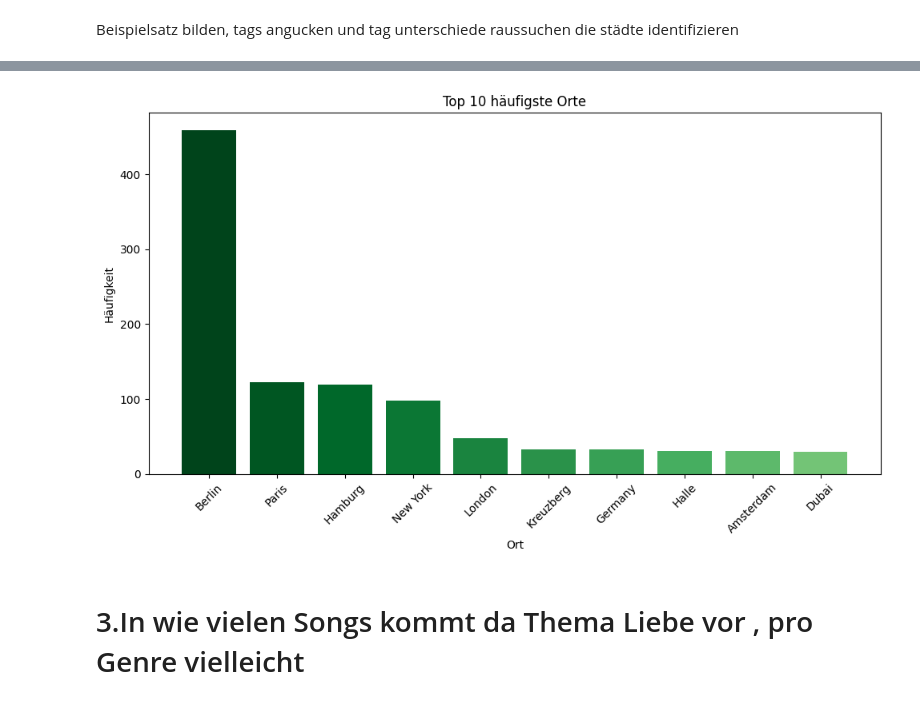
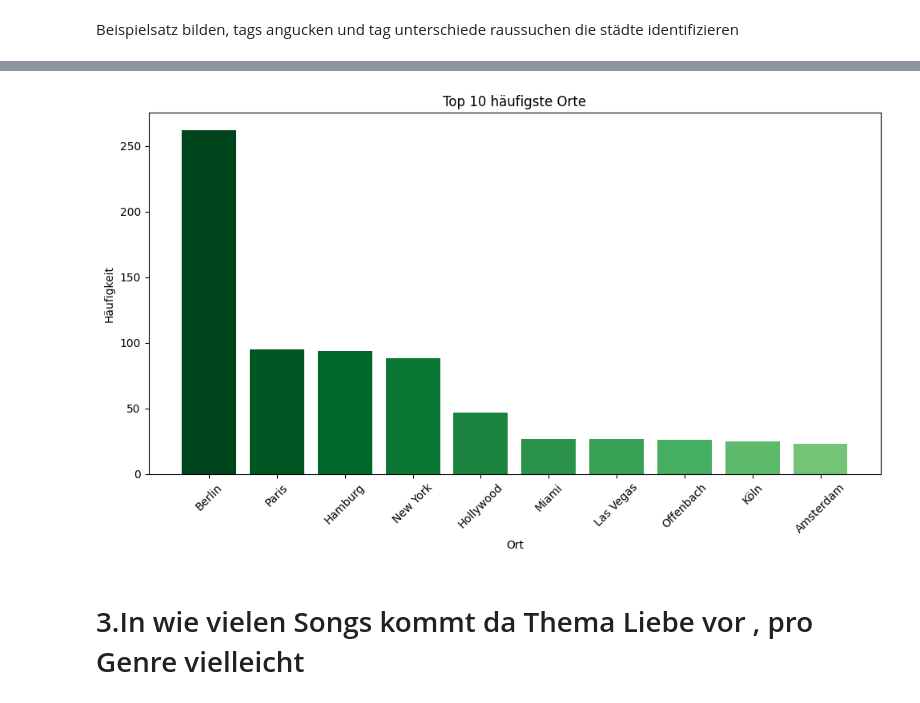
Before and after one commit to Richard-Sieg-TH-Koln/statistik-1-team-2, a Jupyter notebook: notebooks/marc_biehl.ipynb, the cells around one changed output, grey strips where cells are left out. Cells and saved outputs as stored; diff of their text form; code cells hidden in the pictures.

```diff
--- a/notebooks/marc_biehl.ipynb
+++ b/notebooks/marc_biehl.ipynb
@@ -165,0 +285,6 @@ Name: songtitle, dtype: int64
+# %%
+print(df_locations.head(30))
+index_to_delete = [59,60,65,66,69,72,74]  # Index des zu löschenden Beitrags
+
+# Verwende den Index, um den Beitrag aus dem DataFrame zu löschen
+df_locations = df_locations.drop(index_to_delete)
@@ -165,0 +309,6 @@ Name: songtitle, dtype: int64
+# %%
+print(df_locations.head(30))
+index_to_delete = [70,71,76,79,81,82]  # Index des zu löschenden Beitrags
+
+# Verwende den Index, um den Beitrag aus dem DataFrame zu löschen
+df_locations = df_locations.drop(index_to_delete)
@@ -166,6 +333,7 @@ Name: songtitle, dtype: int64
 # %%
-index_to_delete = 73   # Index des zu löschenden Beitrags
+print(df_locations[18:31])
+index_to_delete = [78,83,89]  # Index des zu löschenden Beitrags
 
-# Verwende den Index, um den Beitrag aus der Tabelle zu löschen
-location_counts = location_counts.drop(index_to_delete)
+# Verwende den Index, um den Beitrag aus dem DataFrame zu löschen
+df_locations = df_locations.drop(index_to_delete)
 # %% [output]
@@ -206,0 +374,3 @@ print(top50_locations_counts)
+# %%
+df_locations_cleaned = df_locations[0:29].reset_index(drop=True)
+print(df_locations_cleaned)
@@ -337,26 +522,26 @@ m
 # %%
 import pandas as pd
 import numpy as np
 import matplotlib.pyplot as plt
 
 # Top 10 häufigste Orte
-top10_locations_counts = top50_locations_counts.head(10)
+top10_locations_counts = df_locations_cleaned.head(10)
 
 # Farbverlauf definieren
 colors = plt.cm.Greens(np.linspace(1, 0.5, len(top10_locations_counts)))
 
 # Balkendiagramm erstellen
 plt.figure(figsize=(10, 6))
 plt.bar(top10_locations_counts['Location'], top10_locations_counts['Count'], color=colors)
 plt.xlabel('Ort')
 plt.ylabel('Häufigkeit')
 plt.title('Top 10 häufigste Orte')
 plt.xticks(rotation=45)
 plt.tight_layout()
 
 # Diagramm anzeigen
 plt.show()
 # %% [output]
-[figure, old version]
+[figure, new version]
 # %% [markdown]
 # 3.In wie vielen Songs kommt da Thema Liebe vor , pro Genre vielleicht
```
Also changed, not shown: parts of 35 cells of this notebook.
